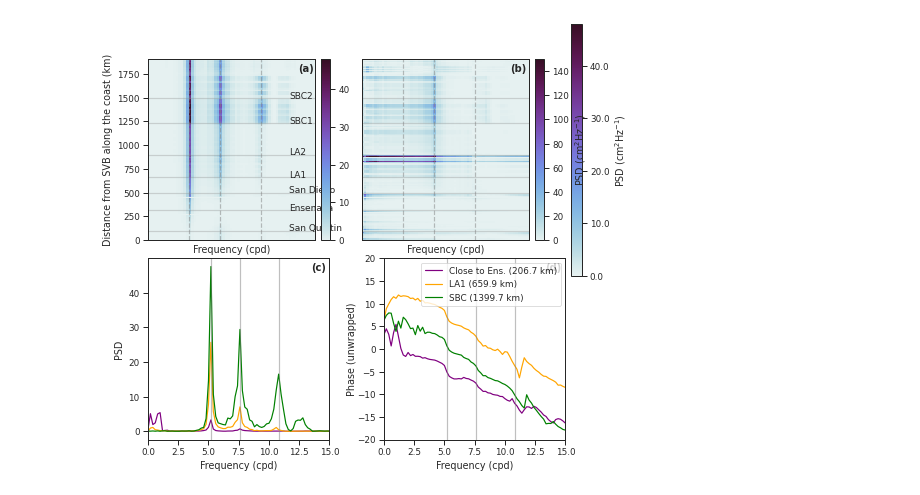
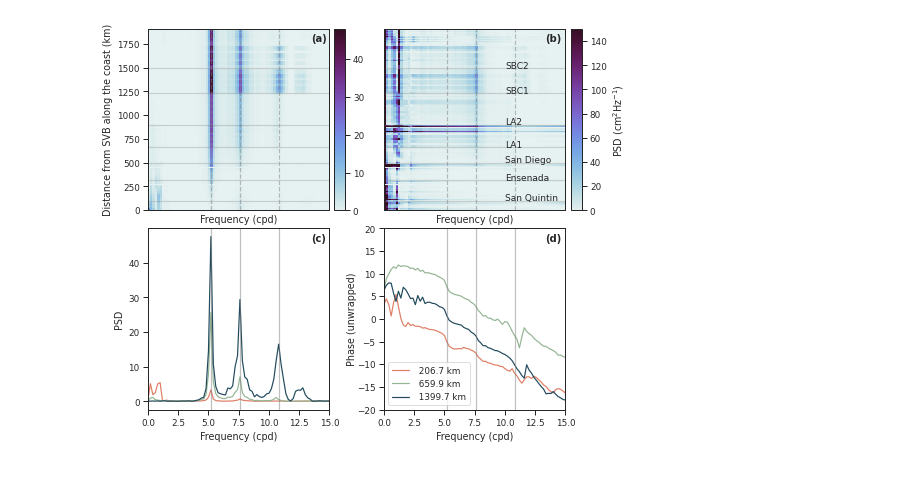
Before and after one commit to anakarinarm/notebooks_SVB, a Jupyter notebook: MITgcm/domain5/figures_paper/figure06.ipynb, the cells around one changed output. Saved outputs shown, nothing was run; the diff lists cells and outputs as text; code cells hidden in the pictures.

Commit message:
figures 6 and 4

```diff
--- a/MITgcm/domain5/figures_paper/figure06.ipynb
+++ b/MITgcm/domain5/figures_paper/figure06.ipynb
@@ -27,7 +27,7 @@ cmap=cmo.cm.dense
 # %%
 fig = plt.figure(figsize=(7.48,7))
 gs = gridspec.GridSpec(2, 1, hspace=0.1)
-gs0 = gridspec.GridSpecFromSubplotSpec(1, 2, subplot_spec=gs[0],wspace=0.05)
+gs0 = gridspec.GridSpecFromSubplotSpec(1, 2, subplot_spec=gs[0],wspace=0.3)
 gs1 = gridspec.GridSpecFromSubplotSpec(1, 2, subplot_spec=gs[1],wspace=0.3)
 
 ax1 = plt.subplot(gs0[0])
@@ -39,28 +39,31 @@ ax4 = plt.subplot(gs1[1])
 # Bay - no bay
 ax1.set_ylabel('Distance from SVB along the coast (km)')
 pc1 = ax1.pcolormesh(freq2,X2,psd2, cmap=cmap)
-cbar_ax = fig.add_axes([0.91, 0.45, 0.02, 0.5])
+cbar_ax = fig.add_axes([0.47, 0.52, 0.02, 0.36])
 cb = fig.colorbar(pc1,
                   cax=cbar_ax, orientation='vertical',
-                  format='%1.1f', label='PSD (cm$^2$Hz$^{-1}$)', pad=0,
+                  format='%1.0f',
                   )
 
-ax1.set_xlim(2,15)
+ax1.set_xlim(0,15)
 
 # no bay
-pc1 = ax2.pcolormesh(freq_noSVB,X2,psd_noSVB, cmap=cmap,vmin=0, vmax=150)
+pc2 = ax2.pcolormesh(freq_noSVB,X2,psd_noSVB, cmap=cmap,vmin=0, vmax=150)
+cbar_ax = fig.add_axes([0.91, 0.52, 0.02, 0.36])
+cb = fig.colorbar(pc2,
+                  cax=cbar_ax, orientation='vertical',
+                  format='%1.0f', label='PSD (cm$^2$Hz$^{-1}$)', pad=0,
+                  )
+ax2.set_xlim(0,15)
 
-plt.colorbar(pc1,ax=ax2, label='PSD (cm$^2$Hz$^{-1}$)', pad=0.03)
-ax2.set_xlim(2,15)
-
-colors = ['purple', 'orange','green']
+colors=[ "#df7e66", "#94b594", "#224b5e","#b75347",]
 
 # Spectra and phase selected stations
-for kk, col, lab in zip([100, 307, 440],colors, ['Close to Ens.','LA1','SBC']):
+for kk, col, lab in zip([100, 307, 440],colors, ['','','']):
     ax3.plot(spec_data.Freq, spec_data.psd_data[kk,:],color=col,
-             label='%s, (%1.1f km)' %(lab,X2[kk]))
+             label='%s %1.1f km' %(lab,X2[kk]))
     ax4.plot(spec_data.Freq, np.unwrap(spec_data.phase_data[kk,:]),
-             color=col,label='%s (%1.1f km)' %(lab,X2[kk]))
+             color=col,label='%s %1.1f km' %(lab,X2[kk]))
 ax3.axvline(5.2, color='0.5', alpha=0.5)
 ax4.axvline(5.2, color='0.5', alpha=0.5)
 ax3.axvline(7.6, color='0.5', alpha=0.5)
@@ -68,7 +71,7 @@ ax4.axvline(7.6, color='0.5', alpha=0.5)
 ax3.axvline(10.8, color='0.5', alpha=0.5)
 ax4.axvline(10.8, color='0.5', alpha=0.5)
 
-ax4.legend(ncol=1)
+ax4.legend(loc='lower left',ncol=1)
 ax3.set_xlim(0,15)
 ax4.set_ylim(-20,20)
 ax4.set_xlim(0,15)
@@ -77,32 +80,32 @@ ax4.set_xlabel('Frequency (cpd)')
 ax3.set_ylabel('PSD')
 ax4.set_ylabel('Phase (unwrapped)', labelpad=0)
 
 # Reference lines
 for km, lab in zip([101,313.7,500, 660, 900, 1231, 1492], ['San Quintin','Ensenada','San Diego','LA1','LA2','SBC1', 'SBC2']):
     ax1.axhline(km,color='0.5',alpha=0.3)
-    ax1.text(13,km,lab, fontsize=9)
+    ax2.text(10,km,lab, fontsize=9)
     ax2.axhline(km,color='0.5',alpha=0.3)
 
 # Labels, etc
 ax1.set_ylabel('Distance from SVB along the coast (km)')
 ax1.set_xticks([])
 ax2.set_xticks([])
 ax2.set_yticks([])
 ax1.set_xlabel('Frequency (cpd)')
 ax2.set_xlabel('Frequency (cpd)')
 
 ax1.text(0.9,0.93,'(a)',fontweight='bold', fontsize=10, transform=ax1.transAxes)
 ax2.text(0.89,0.93,'(b)',fontweight='bold', fontsize=10, transform=ax2.transAxes)
 ax3.text(0.9,0.93,'(c)',fontweight='bold', fontsize=10, transform=ax3.transAxes)
 ax4.text(0.89,0.93,'(d)',fontweight='bold', fontsize=10, transform=ax4.transAxes)
 
 for ax in [ax1,ax2]:
     ax.axvline(5.2, color='0.5', linestyle='--',alpha=0.5)
     ax.axvline(7.6, color='0.5', linestyle='--',alpha=0.5)
     ax.axvline(10.8, color='0.5', linestyle='--',alpha=0.5)
 
 
 plt.savefig('figure6.png', dpi=500, bbox_inches='tight')
 plt.show()
 # %% [output]
-[figure, old version]
+[figure, new version]
```
Also changed, not shown: 1 other file.
